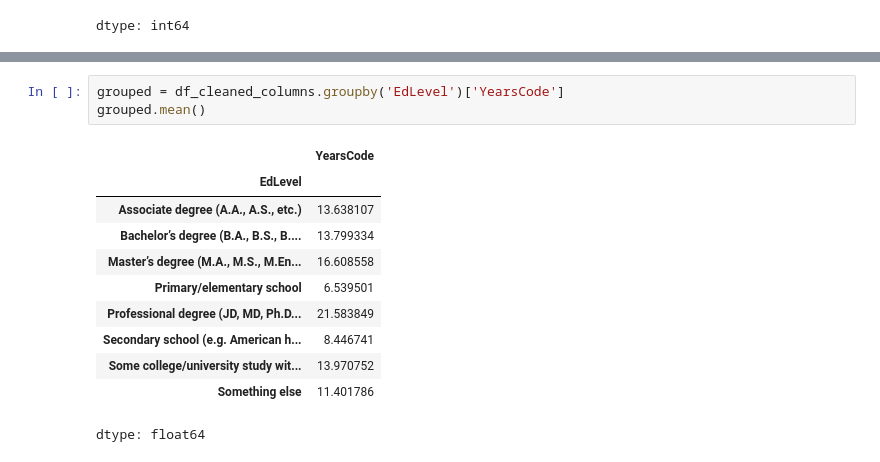
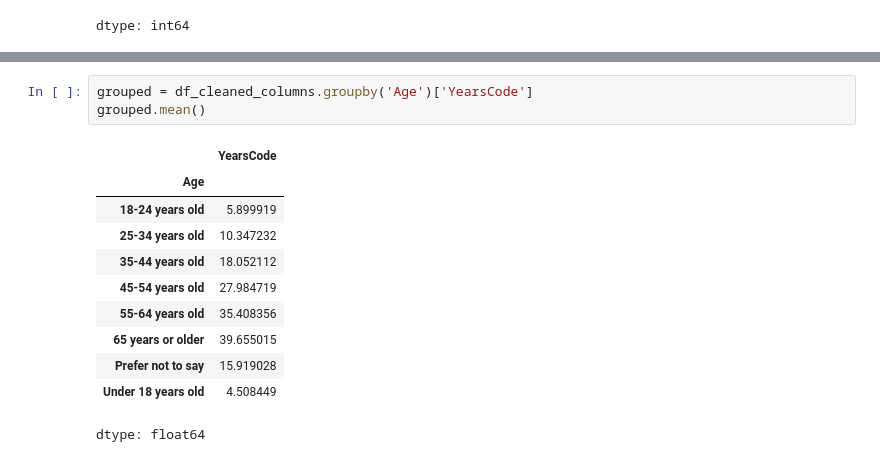
Before and after one commit to dmuman/ML-labs, a Jupyter notebook: lab2/lab2_tutorial.ipynb, the cells around one changed output, grey strips where cells are left out. Saved outputs shown, nothing was run; the diff lists cells and outputs as text.

```diff
--- a/lab2/lab2_tutorial.ipynb
+++ b/lab2/lab2_tutorial.ipynb
@@ -295,17 +295,17 @@ Data columns (total 21 columns):
 dtypes: float64(5), object(16)
 memory usage: 9.3+ MB
 # %%
-grouped = df_cleaned_columns.groupby('EdLevel')['YearsCode']
+grouped = df_cleaned_columns.groupby('Age')['YearsCode']
 grouped.mean()
 # %% [output]
 |  | YearsCode |
-| EdLevel |  |
-| Associate degree (A.A., A.S., etc.) | 13.638107 |
-| Bachelor’s degree (B.A., B.S., B.... | 13.799334 |
-| Master’s degree (M.A., M.S., M.En... | 16.608558 |
-| Primary/elementary school | 6.539501 |
-| Professional degree (JD, MD, Ph.D... | 21.583849 |
-| Secondary school (e.g. American h... | 8.446741 |
-| Some college/university study wit... | 13.970752 |
-| Something else | 11.401786 |
+| Age |  |
+| 18-24 years old | 5.899919 |
+| 25-34 years old | 10.347232 |
+| 35-44 years old | 18.052112 |
+| 45-54 years old | 27.984719 |
+| 55-64 years old | 35.408356 |
+| 65 years or older | 39.655015 |
+| Prefer not to say | 15.919028 |
+| Under 18 years old | 4.508449 |
 dtype: float64
```
Also changed, not shown: parts of 8 cells of this notebook.
